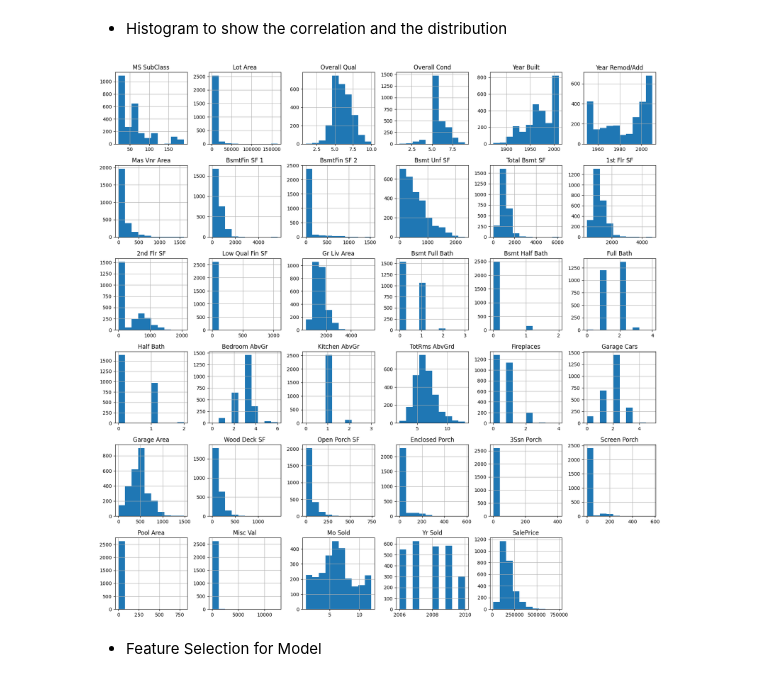
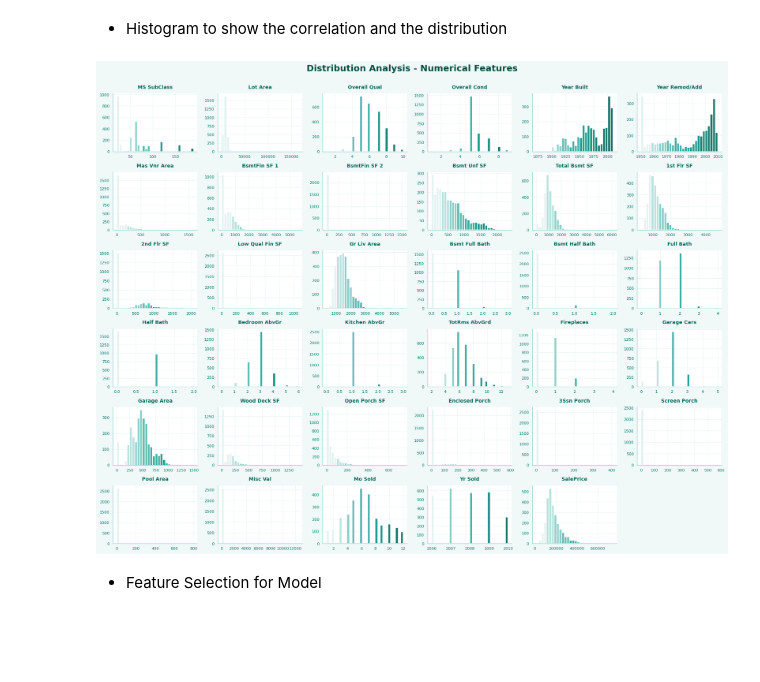
Before and after one commit to jerrinojacob/Data-Science-Portfolio, a Jupyter notebook: project_02/Housing_Price_Prediction.ipynb, the cells around one changed output. Cells and saved outputs as stored; diff of their text form; code cells hidden in the pictures; blank space fills up the shorter version.

```diff
--- a/project_02/Housing_Price_Prediction.ipynb
+++ b/project_02/Housing_Price_Prediction.ipynb
@@ -452,12 +452,66 @@ sns.heatmap(
 [figure]
 # %% [markdown]
 * Histogram to show the correlation and the distribution
-# %%
-#Histogram
-house_num_df.hist(figsize=(20, 20))
-plt.show()
-# %% [output]
-[figure, removed]
+# %%
+#Histogram
+sns.set_style("whitegrid")
+plt.rcParams['font.family'] = 'sans-serif'
+plt.rcParams['font.size'] = 9
+
+# Create figure with subplots
+fig = plt.figure(figsize=(18, 14))
+fig.patch.set_facecolor('#f0f8f8')
+
+# Get numeric columns
+numeric_cols = house_num_df.columns.tolist()
+
+# Define teal color palette - gradient from light teal to deep teal
+teal_colors = ['#E0F2F1', '#B2DFDB', '#80CBC4', '#4DB6AC', '#26A69A',
+               '#009688', '#00897B', '#00796B', '#00695C', '#004D40']
+
+# Create subplots
+n_cols = 6
+n_rows = int(np.ceil(len(numeric_cols) / n_cols))
+
+for idx, col in enumerate(numeric_cols):
+    ax = plt.subplot(n_rows, n_cols, idx + 1)
+
+    # Create histogram with teal gradient
+    n, bins, patches = ax.hist(house_num_df[col].dropna(),
+                               bins=30,
+                               edgecolor='white',
+                               linewidth=1.5,
+                               alpha=0.9)
+
+    # Apply teal gradient coloring to bars
+    bin_centers = 0.5 * (bins[:-1] + bins[1:])
+    col_norm = (bin_centers - bin_centers.min()) / (bin_centers.max() - bin_centers.min() + 1e-10)
+
+    for c, p in zip(col_norm, patches):
+        # Interpolate between light teal and deep teal
+        color_idx = int(c * (len(teal_colors) - 1))
+        plt.setp(p, 'facecolor', teal_colors[color_idx])
+
+    # Styling
+    ax.set_title(col, fontsize=10, fontweight='bold', pad=10, color='#00695C')
+    ax.set_xlabel('')
+    ax.set_ylabel('')
+    ax.grid(True, alpha=0.25, linestyle='--', linewidth=0.5, color='#4DB6AC')
+    ax.set_facecolor('#ffffff')
+    ax.spines['top'].set_visible(False)
+    ax.spines['right'].set_visible(False)
+    ax.spines['left'].set_color('#80CBC4')
+    ax.spines['bottom'].set_color('#80CBC4')
+
+    # Format tick labels
+    ax.tick_params(colors='#00796B', labelsize=8)
+
+plt.suptitle('Distribution Analysis - Numerical Features',
+             fontsize=18, fontweight='bold', y=0.995, color='#004D40')
+plt.tight_layout(rect=[0, 0, 1, 0.99])
+plt.show()
+# %% [output]
+[figure, added]
 # %% [markdown]
 * Feature Selection for Model
 # %%
```
